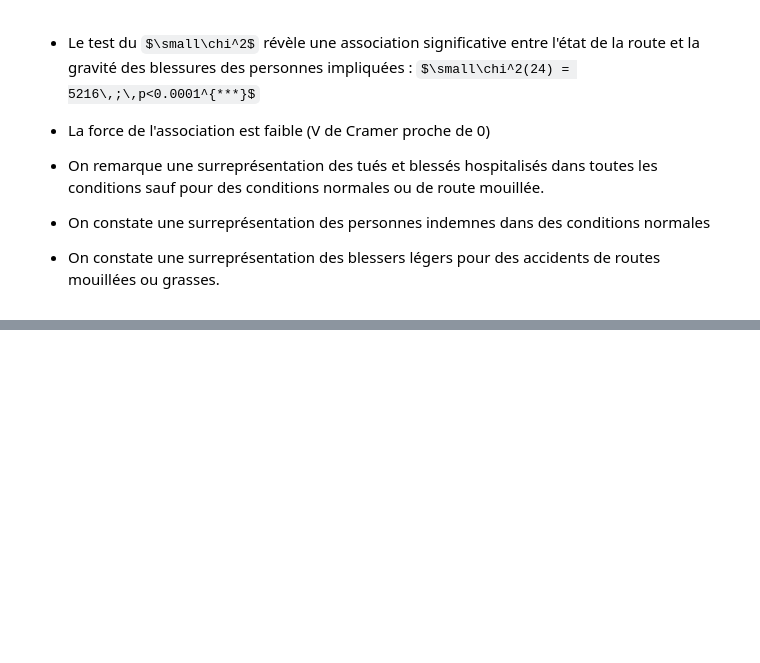
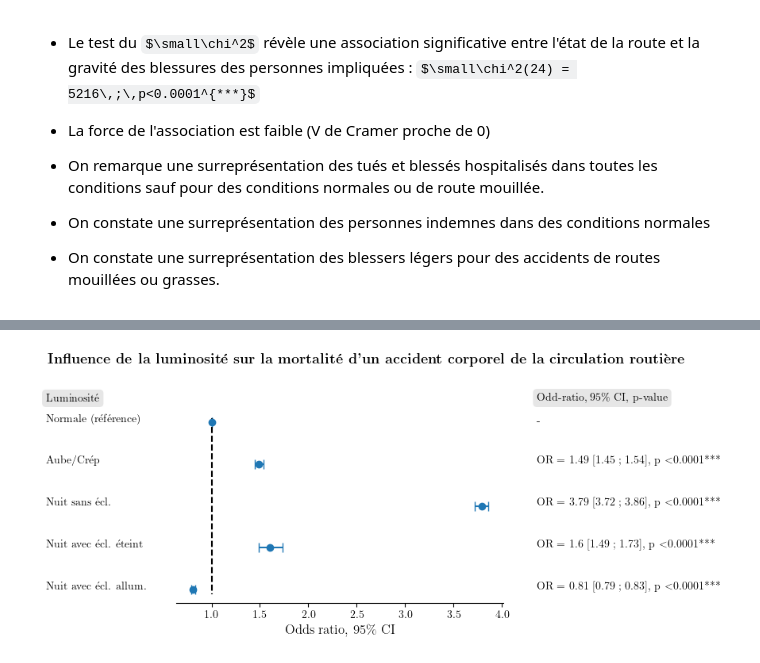
Before and after one commit to nlejay/accidents_circulation, a Jupyter notebook: projet_acc_route.ipynb, the cells around one changed output, grey strips where cells are left out. Cells and saved outputs as stored; diff of their text form; code cells hidden in the pictures; some formulas as TeX source; blank space fills up the shorter version.

Commit message:
régression logistique simple pour estimer l'effet de variables sur la mortalité 28-06-2023

```diff
--- a/projet_acc_route.ipynb
+++ b/projet_acc_route.ipynb
@@ -1643,0 +1717,18 @@ chi2Mosaicplot(data=grav_vs_surf, x='surf', y='grav',
+# %%
+#Arrondis des p-values
+df_log_mod_lum['pval_rec'] = df_log_mod_lum['pval'].map(lambda x : round(x,4) if round(x,4)!=0 else r'$<$0.0001')
+
+#Ajout des *
+for i in range(df_log_mod_lum.shape[0]):
+    if df_log_mod_lum.iloc[i,4]<0.001:
+        df_log_mod_lum.iloc[i,5]=str(df_log_mod_lum.iloc[i,5])+'***'
+    elif df_log_mod_lum.iloc[i,4]<0.01:
+        df_log_mod_lum.iloc[i,5]=str(df_log_mod_lum.iloc[i,5])+'**'
+    elif df_log_mod_lum.iloc[i,4]<0.05:
+        df_log_mod_lum.iloc[i,5]=str(df_log_mod_lum.iloc[i,5])+'*'
+    elif np.isnan(df_log_mod_lum.iloc[i,4]):
+        df_log_mod_lum.iloc[i,5]='-'
+
+#Arrondis des OR et CI
+df_log_mod_lum[['OR','0.025','0.975']]=round(df_log_mod_lum[['OR','0.025','0.975']],2)
+df_log_mod_lum
@@ -1643,0 +1742,35 @@ chi2Mosaicplot(data=grav_vs_surf, x='surf', y='grav',
+# %%
+#forest plot
+fig, ax= plt.subplots(figsize=(11,4))
+plt.errorbar(x=df_log_mod_lum['OR'], y=-df_log_mod_lum.index,
+             xerr=(df_log_mod_lum['OR']-df_log_mod_lum['0.025'], df_log_mod_lum['0.975']-df_log_mod_lum['OR']),
+             fmt='o', capsize=4)
+plt.vlines(x=1, ymin=-df_log_mod_lum.index.min()+0.1, ymax=-df_log_mod_lum.index.max()-0.1, linestyle='dashed', color='black')
+ax.yaxis.set_visible(False)
+ax.spines[['left', 'top', 'right']].set_visible(False)
+
+#abscisses d'affichage des modalités et p-values
+x_modalites = df_log_mod_lum['0.025'].min()-1.5
+x_OR = df_log_mod_lum['0.975'].max()+0.5
+
+#Affichage du text
+for i in range(len(df_log_mod_lum)):
+    plt.text(x_modalites, -i, df_log_mod_lum.iloc[i,0])
+
+    if df_log_mod_lum.iloc[i,5]=="-":
+        plt.text(x_OR, -i, "-")
+    else:
+        plt.text(x_OR, -i, f"OR = {df_log_mod_lum.iloc[i,1]} [{df_log_mod_lum.iloc[i,2]} ; {df_log_mod_lum.iloc[i,3]}], p {df_log_mod_lum.iloc[i,5]}")
+
+#titre et labels
+plt.text(x_modalites, 0.5, "Luminosité", fontsize=10, bbox=dict(boxstyle="round", color=(0.9,0.9,0.9)))
+plt.text(x_OR, 0.5, "Odd-ratio, 95\% CI, p-value", fontsize=10, bbox=dict(boxstyle="round", color=(0.9,0.9,0.9)))
+plt.title(r"\textbf{Influence de la luminosité sur la mortalité d'un accident corporel de la circulation routière}",
+          fontsize=13, x=0.58 , y=1.2)
+plt.xlabel('Odds ratio, 95\% CI', fontsize=12)
+plt.tight_layout()
+image = plt.gcf()
+image.savefig('forest_plot_lum.png', dpi=200, bbox_inches="tight")
+plt.show()
+# %% [output]
+[figure, added]
```
Also changed, not shown: parts of 27 cells of this notebook.
